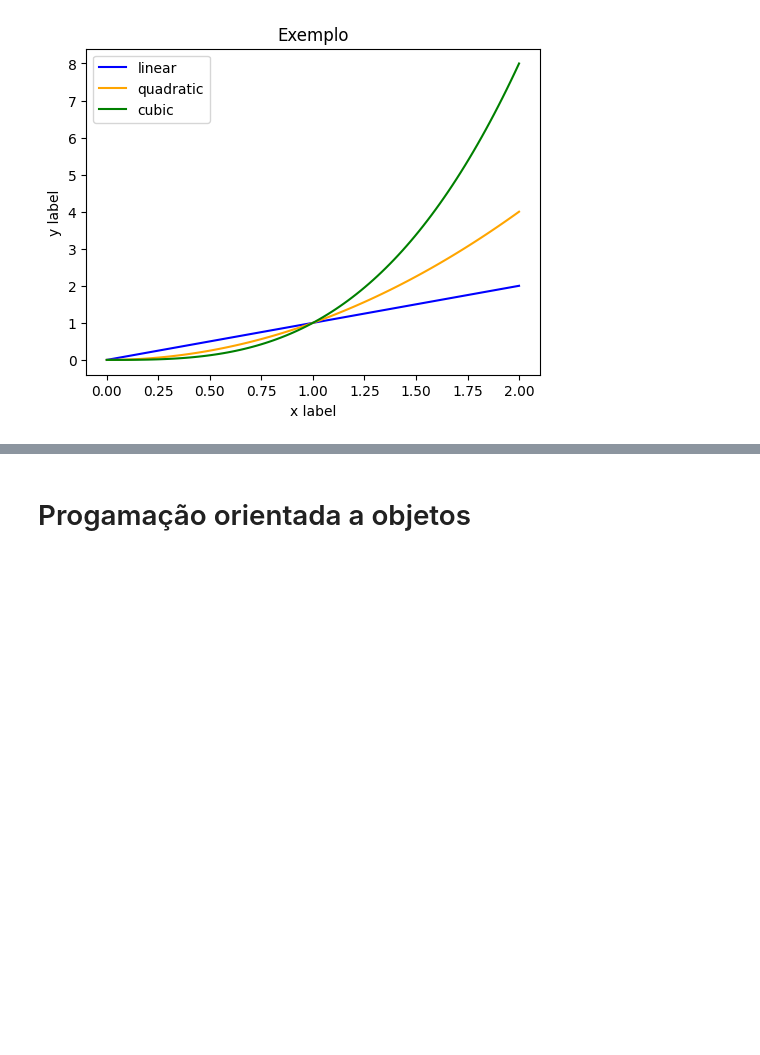
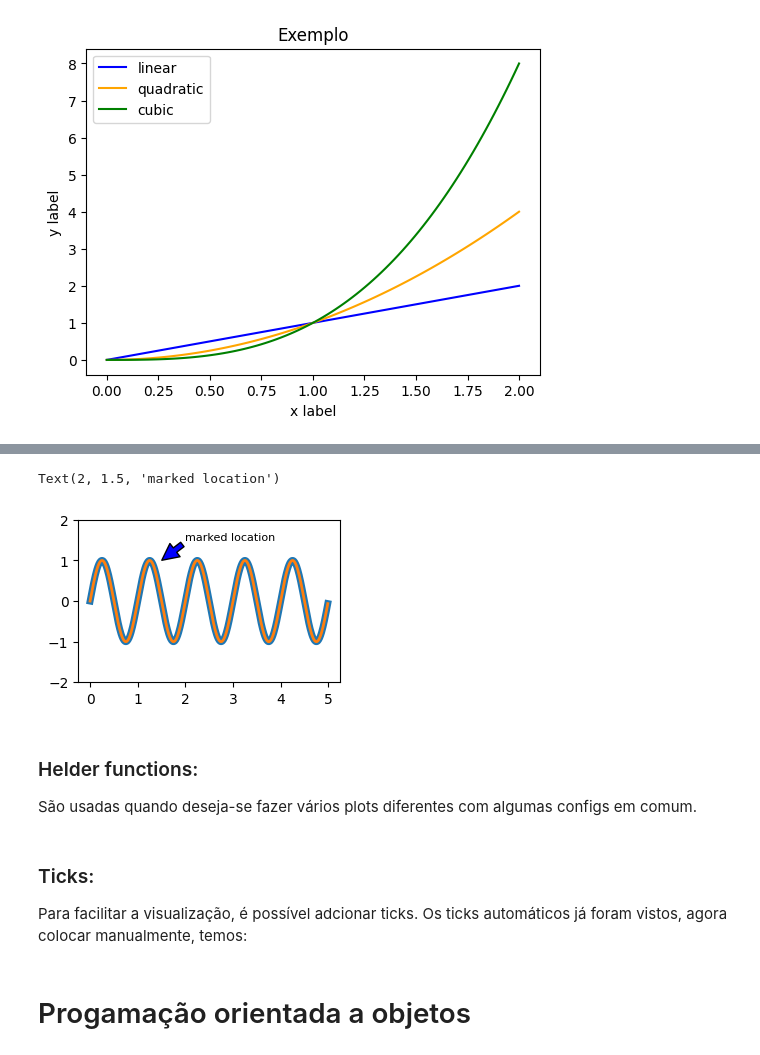
Before and after one commit to ogabrielcds/Studies_2024, a Jupyter notebook: Python_2024.ipynb, the cells around one changed output, grey strips where cells are left out. Drawn from its saved outputs; the diff is of its cells as text; code cells hidden in the pictures; blank space fills up the shorter version.

```diff
--- a/Python_2024.ipynb
+++ b/Python_2024.ipynb
@@ -195,3 +210,23 @@ fig.show()
+# %%
+# Como fazer anotações:
+fig, ax = plt.subplots(figsize=(3,2), layout='constrained')
+x = np.arange(0.0,5.0,0.01)
+y = np.sin(2* np.pi * x)
+
+line = ax.plot(x, y, linewidth=5) #linewidth = lw
+line2 = ax.plot(x, y, lw=2)
+ax.set_ylim(-2,2)
+
+ax.annotate('marked location', xy=(1.5, 1), xytext=(2,1.5), fontsize=8, arrowprops=dict(facecolor='blue', shrink=0.01))
+# %% [output]
+Text(2, 1.5, 'marked location')
+[figure, added]
+# %% [markdown]
+### Helder functions:
+São usadas quando deseja-se fazer vários plots diferentes com algumas configs em comum.
+# %% [markdown]
+### Ticks:
+Para facilitar a visualização, é possível adcionar ticks. Os ticks automáticos já foram vistos, agora colocar manualmente, temos:
 # %% [markdown]
 # Progamação orientada a objetos
 # %% [markdown]
```
Also changed, not shown: parts of 6 cells of this notebook.
